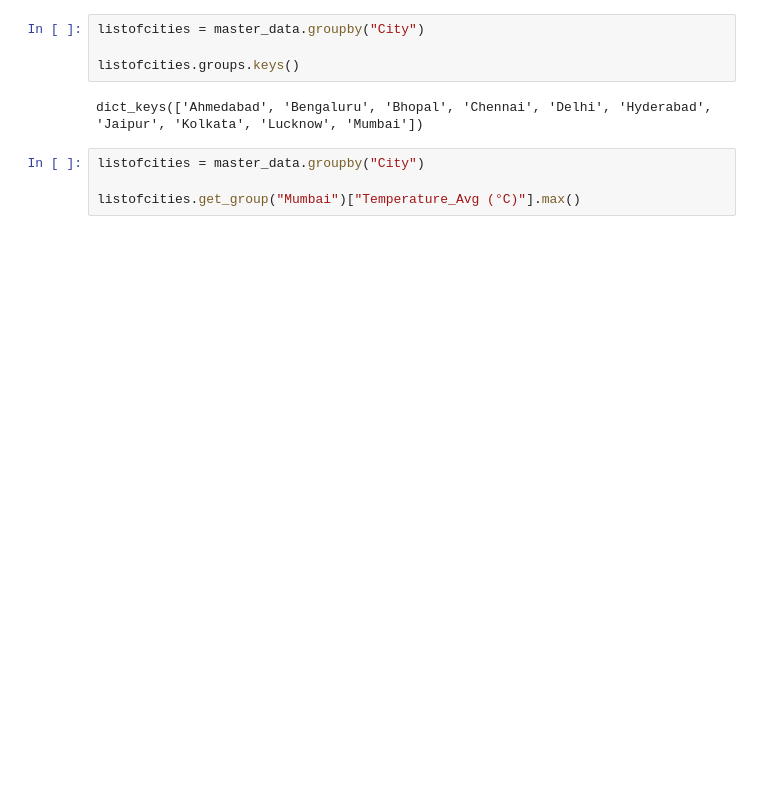
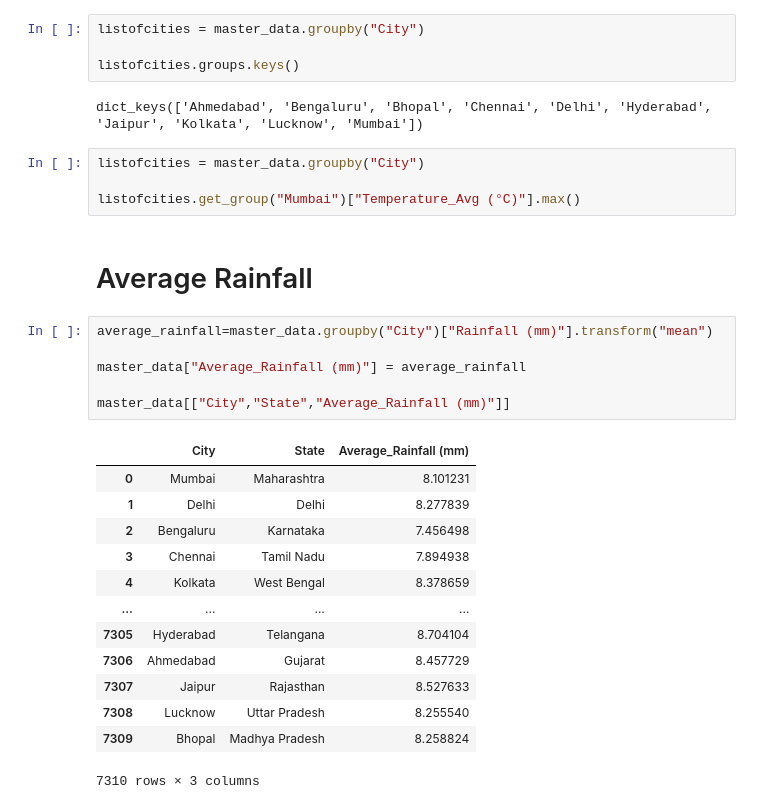
Before and after one commit to MuraliAirody/PyAi_Foundation, a Jupyter notebook: Practice/climate.ipynb, the cells around one changed output. Saved outputs shown, nothing was run; the diff lists cells and outputs as text; blank space fills up the shorter version.

```diff
--- a/Practice/climate.ipynb
+++ b/Practice/climate.ipynb
@@ -155,3 +155,25 @@ dict_keys(['Ahmedabad', 'Bengaluru', 'Bhopal', 'Chennai', 'Delhi', 'Hyderabad',
 listofcities = master_data.groupby("City")
 
 listofcities.get_group("Mumbai")["Temperature_Avg (°C)"].max()
+# %% [markdown]
+# Average Rainfall
+# %%
+average_rainfall=master_data.groupby("City")["Rainfall (mm)"].transform("mean")
+
+master_data["Average_Rainfall (mm)"] = average_rainfall
+
+master_data[["City","State","Average_Rainfall (mm)"]]
+# %% [output]
+|  | City | State | Average_Rainfall (mm) |
+| 0 | Mumbai | Maharashtra | 8.101231 |
+| 1 | Delhi | Delhi | 8.277839 |
+| 2 | Bengaluru | Karnataka | 7.456498 |
+| 3 | Chennai | Tamil Nadu | 7.894938 |
+| 4 | Kolkata | West Bengal | 8.378659 |
+| ... | ... | ... | ... |
+| 7305 | Hyderabad | Telangana | 8.704104 |
+| 7306 | Ahmedabad | Gujarat | 8.457729 |
+| 7307 | Jaipur | Rajasthan | 8.527633 |
+| 7308 | Lucknow | Uttar Pradesh | 8.255540 |
+| 7309 | Bhopal | Madhya Pradesh | 8.258824 |
+7310 rows × 3 columns
```
Also changed, not shown: parts of 2 cells of this notebook.
